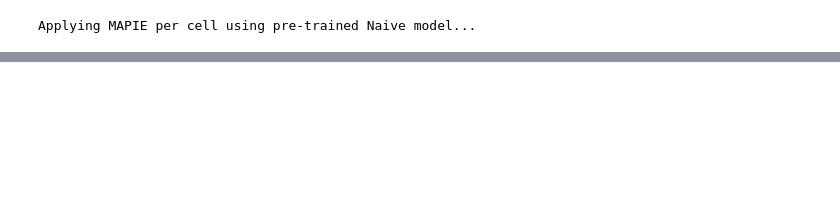
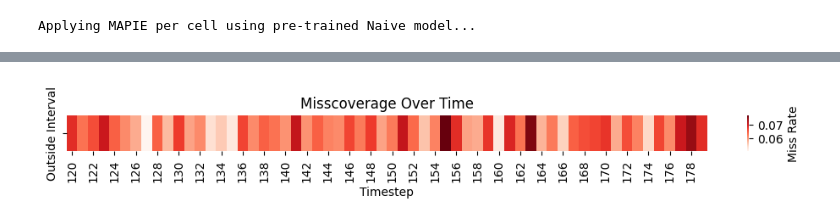
Before and after one commit to cristian-pulido/uncertainty-informed-decision-making, a Jupyter notebook: articulos/uncertainty-hotspots/notebooks/05-apply-CP.ipynb, the cells around one changed output, grey strips where cells are left out. Cells and saved outputs as stored; diff of their text form; code cells hidden in the pictures; blank space fills up the shorter version.

```diff
--- a/articulos/uncertainty-hotspots/notebooks/05-apply-CP.ipynb
+++ b/articulos/uncertainty-hotspots/notebooks/05-apply-CP.ipynb
@@ -443,0 +108,10 @@ plot_category_grid(priority_grid, legend)
+# %%
+width_intervals=compute_interval_width_per_sample(np.repeat(y_min[None, :, :], test_days, axis=0),
+                                                  np.repeat(y_max[None, :, :], test_days, axis=0),
+                                                  X_test)
+width_grid, overall_width, std_width=compute_overall_interval_width(width_intervals)
+
+
+# # Visualiza tamaño de intervalo por celda
+plot_grid_map(width_grid, title="Interval Width per Cell", cmap="OrRd", label="Width")
+print(f"Average interval width: {overall_width:.2f} ± {std_width:.2f}")
@@ -443,0 +121,20 @@ plot_category_grid(priority_grid, legend)
+# %%
+miss_coverage = miss_coverage.set_index(["timestep", "row", "col"])
+width_intervals = width_intervals.set_index(["timestep", "row", "col"])
+
+df_metrics = pd.concat([miss_coverage, width_intervals], axis=1, join="inner").reset_index()
+# %%
+coverage_per_cell = (
+    df_metrics.groupby(["row", "col"])["not_in_interval"]
+    .apply(lambda x: x.mean())
+    .reset_index(name="miss_coverage")
+)
+
+# Merge con el DataFrame original
+df_metrics = df_metrics.merge(coverage_per_cell, on=["row", "col"], how="left")
+# %%
+df_metrics = df_metrics.rename(columns={
+    "not_in_interval": "Outside Interval",
+    "interval_width": "Interval Width",
+    "miss_coverage": "Miss Rate"
+})
@@ -443,0 +187,11 @@ plot_category_grid(priority_grid, legend)
+# %%
+heatmap_data = df_metrics.groupby("timestep")["Outside Interval"].mean().to_frame()
+
+plt.figure(figsize=(10, 1.5))
+sns.heatmap(heatmap_data.T, cmap="Reds", cbar_kws={'label': 'Miss Rate'})
+plt.title("Misscoverage Over Time")
+plt.xlabel("Timestep")
+plt.tight_layout()
+plt.show()
+# %% [output]
+[figure, added]
```
Also changed, not shown: parts of 38 cells of this notebook, 4 other files.
